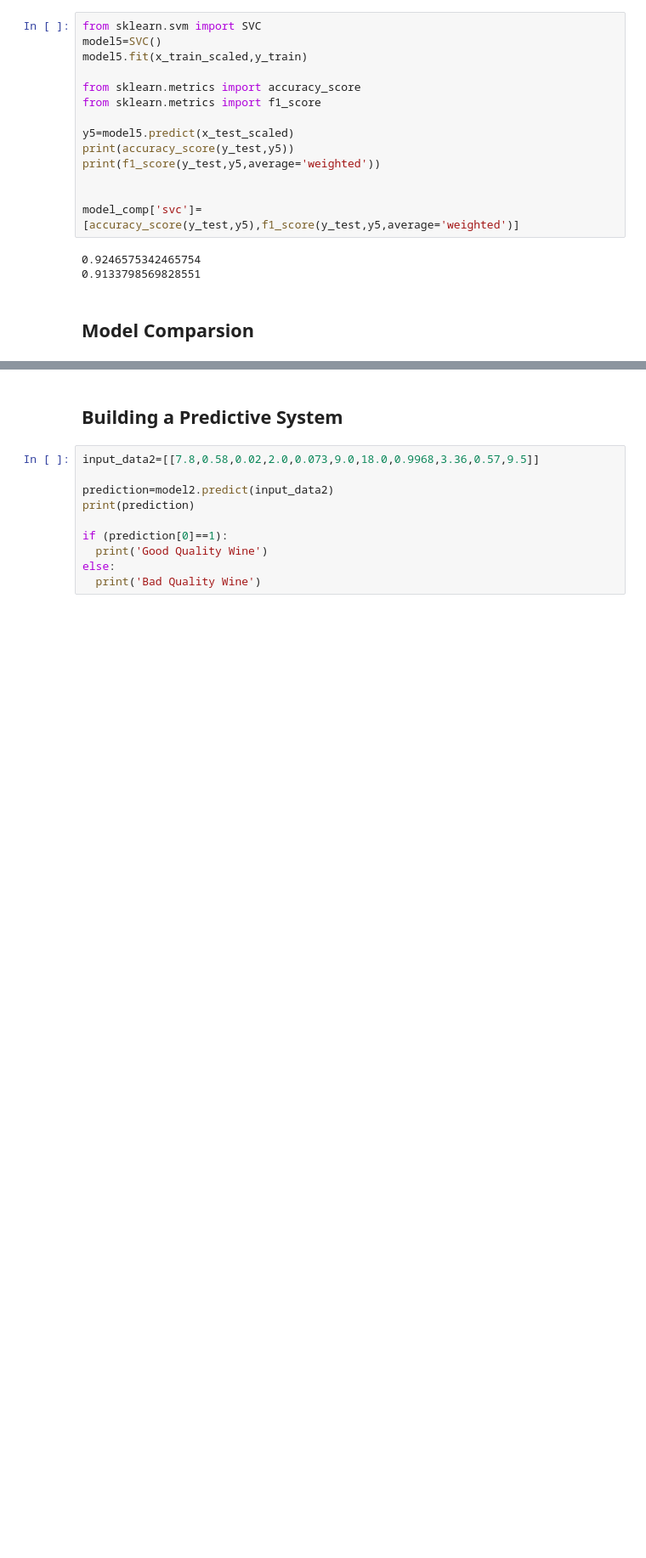
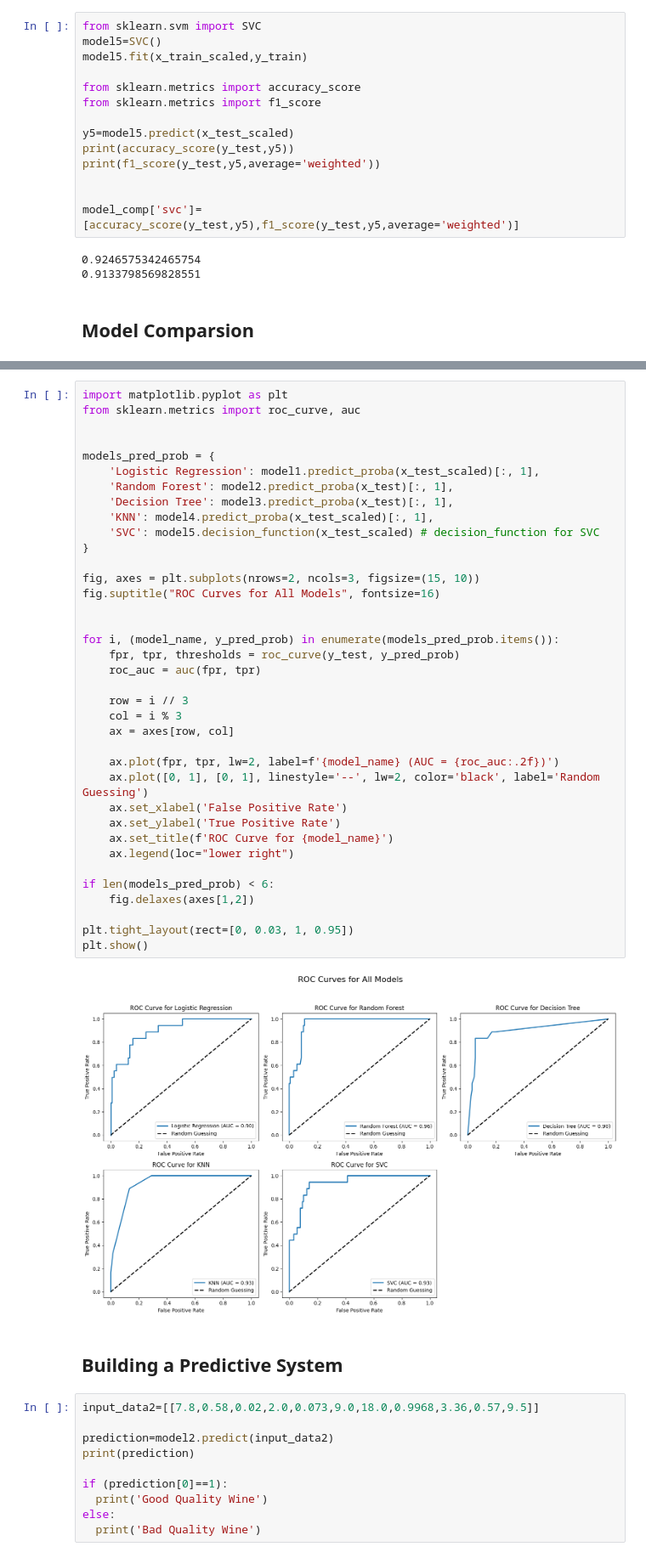
Before and after one commit to Himanshuu002/Wine-Quality-Prediction, a Jupyter notebook: Wine_quality_prediction_.ipynb, the cells around one changed output, grey strips where cells are left out. Shown: that part at 85% size. Saved outputs shown, nothing was run; the diff lists cells and outputs as text; blank space fills up the shorter version.

```diff
--- a/Wine_quality_prediction_.ipynb
+++ b/Wine_quality_prediction_.ipynb
@@ -352,3 +423,42 @@ df1.style.background_gradient(cmap='Reds')
+# %%
+import matplotlib.pyplot as plt
+from sklearn.metrics import roc_curve, auc
+
+
+models_pred_prob = {
+    'Logistic Regression': model1.predict_proba(x_test_scaled)[:, 1],
+    'Random Forest': model2.predict_proba(x_test)[:, 1],
+    'Decision Tree': model3.predict_proba(x_test)[:, 1],
+    'KNN': model4.predict_proba(x_test_scaled)[:, 1],
+    'SVC': model5.decision_function(x_test_scaled) # decision_function for SVC
+}
+
+fig, axes = plt.subplots(nrows=2, ncols=3, figsize=(15, 10))
+fig.suptitle("ROC Curves for All Models", fontsize=16)
+
+
+for i, (model_name, y_pred_prob) in enumerate(models_pred_prob.items()):
+    fpr, tpr, thresholds = roc_curve(y_test, y_pred_prob)
+    roc_auc = auc(fpr, tpr)
+
+    row = i // 3
+    col = i % 3
+    ax = axes[row, col]
+
+    ax.plot(fpr, tpr, lw=2, label=f'{model_name} (AUC = {roc_auc:.2f})')
+    ax.plot([0, 1], [0, 1], linestyle='--', lw=2, color='black', label='Random Guessing')
+    ax.set_xlabel('False Positive Rate')
+    ax.set_ylabel('True Positive Rate')
+    ax.set_title(f'ROC Curve for {model_name}')
+    ax.legend(loc="lower right")
+
+if len(models_pred_prob) < 6:
+    fig.delaxes(axes[1,2])
+
+plt.tight_layout(rect=[0, 0.03, 1, 0.95])
+plt.show()
+# %% [output]
+[figure, added]
 # %% [markdown]
 ## Building a Predictive System
 # %%
```
Also changed, not shown: parts of 15 cells of this notebook.
